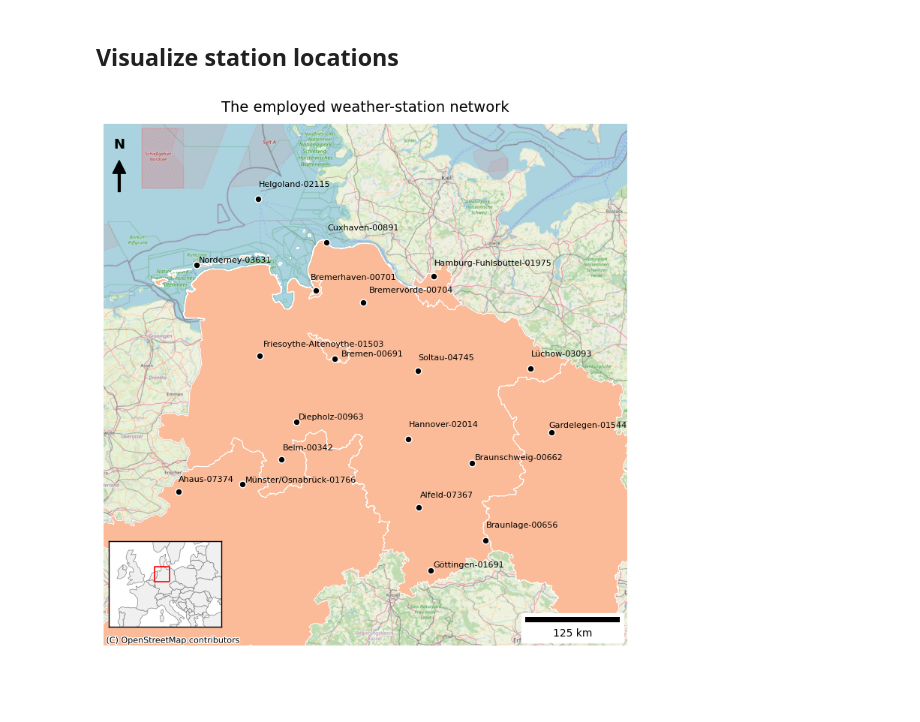
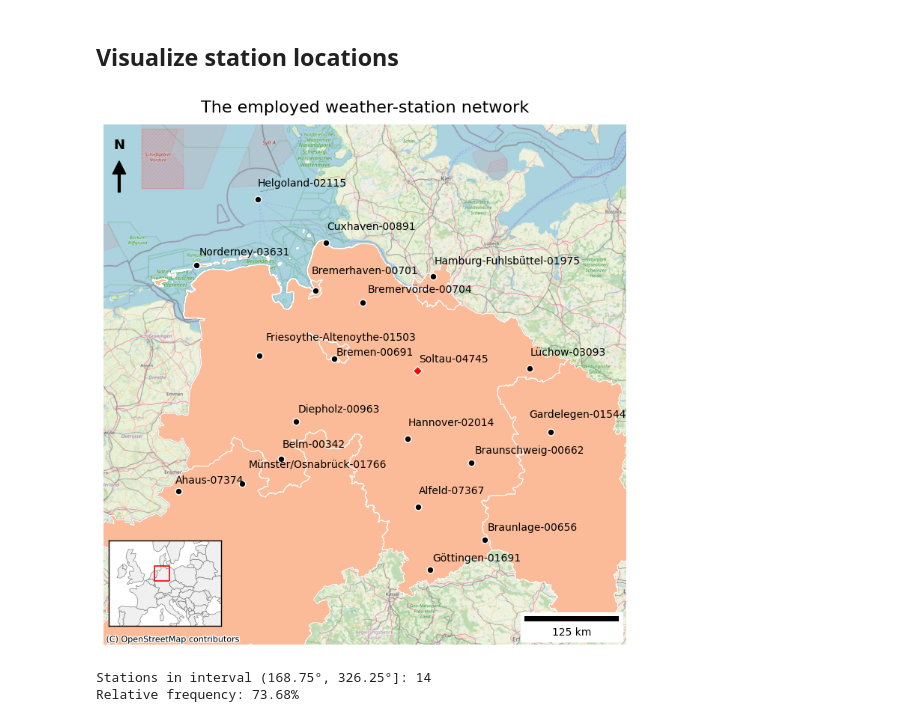
Before and after one commit to quirinbrandl/GermanyWindCast, a Jupyter notebook: notebooks/exploratory_data_analysis.ipynb, the cells around one changed output. Cells and saved outputs as stored; diff of their text form; code cells hidden in the pictures; blank space fills up the shorter version.

```diff
--- a/notebooks/exploratory_data_analysis.ipynb
+++ b/notebooks/exploratory_data_analysis.ipynb
@@ -314,6 +360,8 @@ gdf_land = states[states.NAME_1.isin(target)]
 
 CRS_WEB = "EPSG:3857"
 stations_web = gdf_stations.to_crs(CRS_WEB)
+normal_stations = gdf_stations[gdf_stations.index != c.REFERENCE_STATION_ID].to_crs(CRS_WEB)
+ref_station = gdf_stations.loc[[c.REFERENCE_STATION_ID]].to_crs(CRS_WEB)
 land_web = gdf_land.to_crs(CRS_WEB)
 
 fig, ax = plt.subplots(figsize=(9, 10))
@@ -328,7 +376,8 @@ cx.add_basemap(ax, source=cx.providers.OpenStreetMap.Mapnik, zoom=8)
 
 land_web.plot(ax=ax, facecolor="#FBBB98", edgecolor="white", linewidth=0.8, zorder=2)
 
-stations_web.plot(ax=ax, color="black", edgecolor="white", markersize=40, marker="o", zorder=3)
+normal_stations.plot(ax=ax, color="black", edgecolor="white", markersize=40, marker="o", zorder=3)
+ref_station.plot(ax=ax, color="red", edgecolor="white", markersize=40, marker="D", zorder=4)
 
 texts = []
 for geom, name, id in zip(stations_web.geometry, gdf_stations["name"], gdf_stations.index):
@@ -337,7 +386,7 @@ for geom, name, id in zip(stations_web.geometry, gdf_stations["name"], gdf_stati
             f"{name}-{id}",
             xy=(geom.x, geom.y),
             xytext=(geom.x, geom.y + 10000) if name != "Gardelegen" else (geom.x, geom.y + 15000),
-            fontsize=8,
+            fontsize=10,
             ha="left",
             va="bottom",
             zorder=4,
@@ -377,33 +426,38 @@ ax.arrow(
     head_length=0.025,
     length_includes_head=True,
     color="k",
     zorder=7,
 )
 
 ax_in = inset_axes(ax, width=1.5, height=1.5, loc="lower left", borderpad=0.5)
 
 world = gpd.read_file(
     "notebooks/shape_files/ne_110m_admin_0_countries/ne_110m_admin_0_countries.shp"
 )
 world.to_crs(CRS_WEB).plot(ax=ax_in, facecolor="#f0f0f0", edgecolor="gray", linewidth=0.5)
 
 bbox_rect = box(xmin - buffer, ymin - buffer, xmax + buffer, ymax + buffer)
 gpd.GeoSeries([bbox_rect], crs=CRS_WEB).boundary.plot(ax=ax_in, edgecolor="red", linewidth=1.2)
 
 
 ax_in.set_xticks([])
 ax_in.set_yticks([])
 ax_in.set_xlim(-1.5e6, 3.8e6)
 ax_in.set_ylim(4.5e6, 8.5e6)
 for spine in ax_in.spines.values():
     spine.set_visible(True)
     spine.set_linewidth(1.0)
 
-ax.set_title("The employed weather-station network", fontsize=14, pad=12)
+ax.set_title("The employed weather-station network", fontsize=16, pad=12)
 ax.set_axis_off()
 
-plt.savefig("notebooks/plots/station_network.png", dpi=300, bbox_inches='tight')
+plt.savefig("notebooks/plots/station_network.png", dpi=300, bbox_inches="tight")
 
 plt.show()
 # %% [output]
-[figure, old version]
+[figure, new version]
+# %%
+get_stations_in_sec_rel_freq(ref_station, normal_stations, 168.75, 326.25)
+# %% [output]
+Stations in interval (168.75°, 326.25°]: 14
+Relative frequency: 73.68%
```
Also changed, not shown: parts of 11 cells of this notebook, 52 other files.
